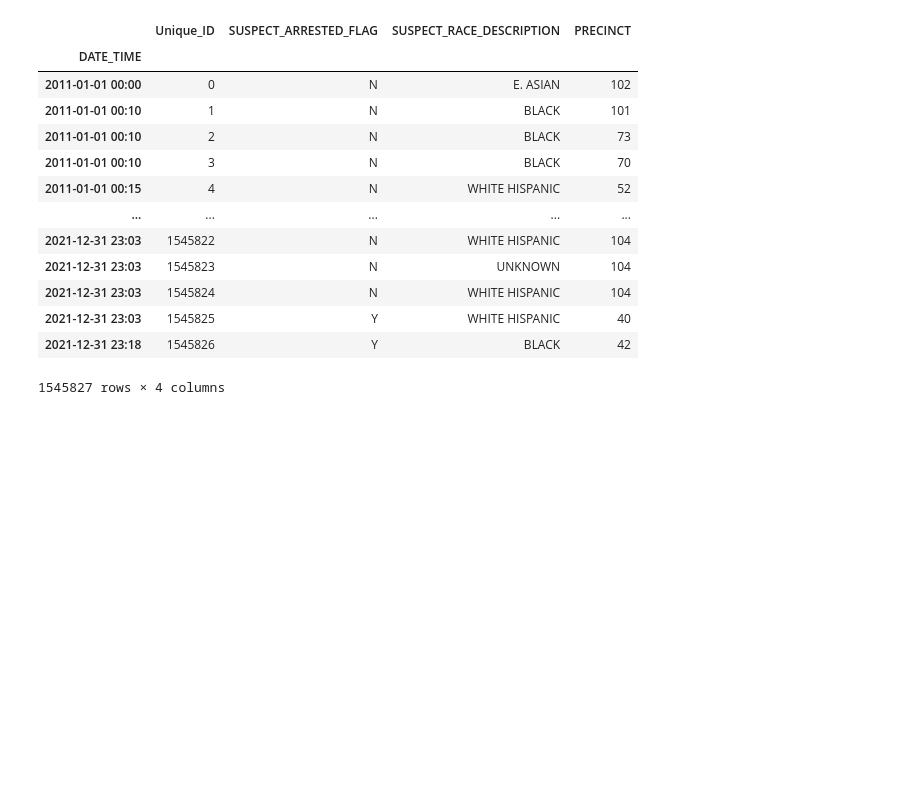
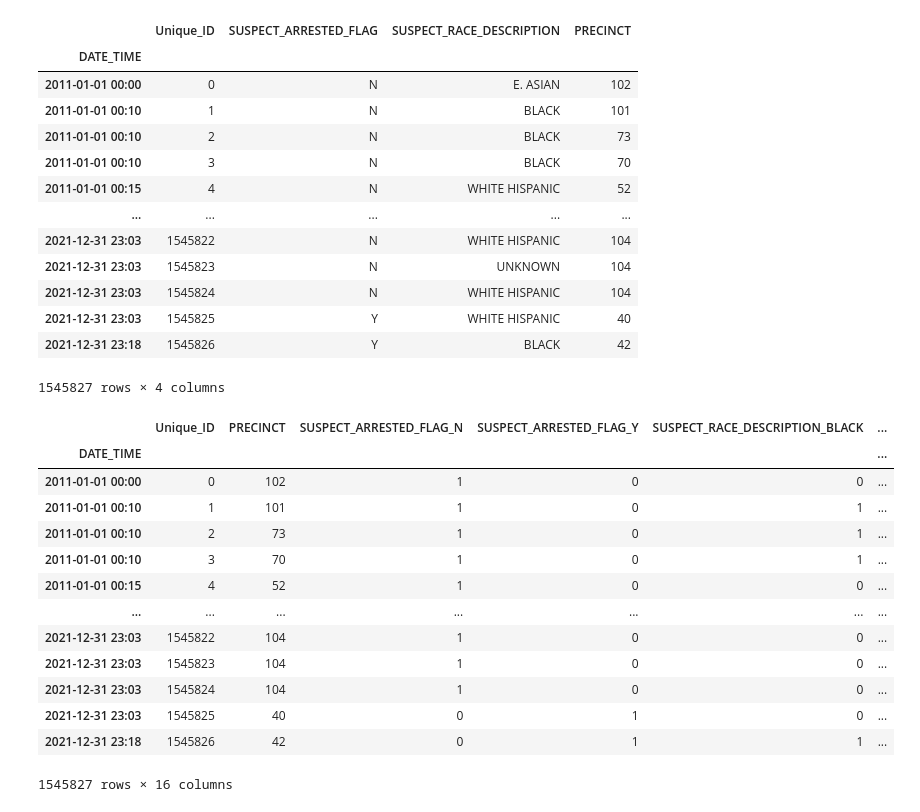
Before and after one commit to casanave/Time_Series_Stop_and_Frisk, a Jupyter notebook: Stop_And_Frisk_Timeseries_Data_Prep.ipynb, the cells around one changed output. Cells and saved outputs as stored; diff of their text form; code cells hidden in the pictures; blank space fills up the shorter version.

Commit message:
worked on tableau dashboard data prep

```diff
--- a/Stop_And_Frisk_Timeseries_Data_Prep.ipynb
+++ b/Stop_And_Frisk_Timeseries_Data_Prep.ipynb
@@ -962,0 +960,27 @@ df.to_csv('stop_and_frisk_w_race.csv')
+# %%
+suspect_race_cat = df['SUSPECT_RACE_DESCRIPTION']
+outcome = df['SUSPECT_ARRESTED_FLAG']
+# %%
+ten_years_tableau_data = pd.get_dummies(df, columns = ['SUSPECT_ARRESTED_FLAG',
+                                                      'SUSPECT_RACE_DESCRIPTION'],)
+ten_years_tableau_data["Counts"] = 1
+ten_years_tableau_data["SUSPECT_RACE_CAT"] = suspect_race_cat
+ten_years_tableau_data['SUSPECT_ARRESTED'] = outcome
+# ten_years_tableau_data.to_csv("ten_years_tableau_data.csv")
+# %%
+ten_years_tableau_data
+# %% [output]
+|  | Unique_ID | PRECINCT | SUSPECT_ARRESTED_FLAG_N | SUSPECT_ARRESTED_FLAG_Y | SUSPECT_RACE_DESCRIPTION_BLACK | ... |
+| DATE_TIME |  |  |  |  |  | ... |
+| 2011-01-01 00:00 | 0 | 102 | 1 | 0 | 0 | ... |
+| 2011-01-01 00:10 | 1 | 101 | 1 | 0 | 1 | ... |
+| 2011-01-01 00:10 | 2 | 73 | 1 | 0 | 1 | ... |
+| 2011-01-01 00:10 | 3 | 70 | 1 | 0 | 1 | ... |
+| 2011-01-01 00:15 | 4 | 52 | 1 | 0 | 0 | ... |
+| ... | ... | ... | ... | ... | ... | ... |
+| 2021-12-31 23:03 | 1545822 | 104 | 1 | 0 | 0 | ... |
+| 2021-12-31 23:03 | 1545823 | 104 | 1 | 0 | 0 | ... |
+| 2021-12-31 23:03 | 1545824 | 104 | 1 | 0 | 0 | ... |
+| 2021-12-31 23:03 | 1545825 | 40 | 0 | 1 | 0 | ... |
+| 2021-12-31 23:18 | 1545826 | 42 | 0 | 1 | 1 | ... |
+1545827 rows × 16 columns
```
Also changed, not shown: parts of 1 cell of this notebook, 4 other files.
